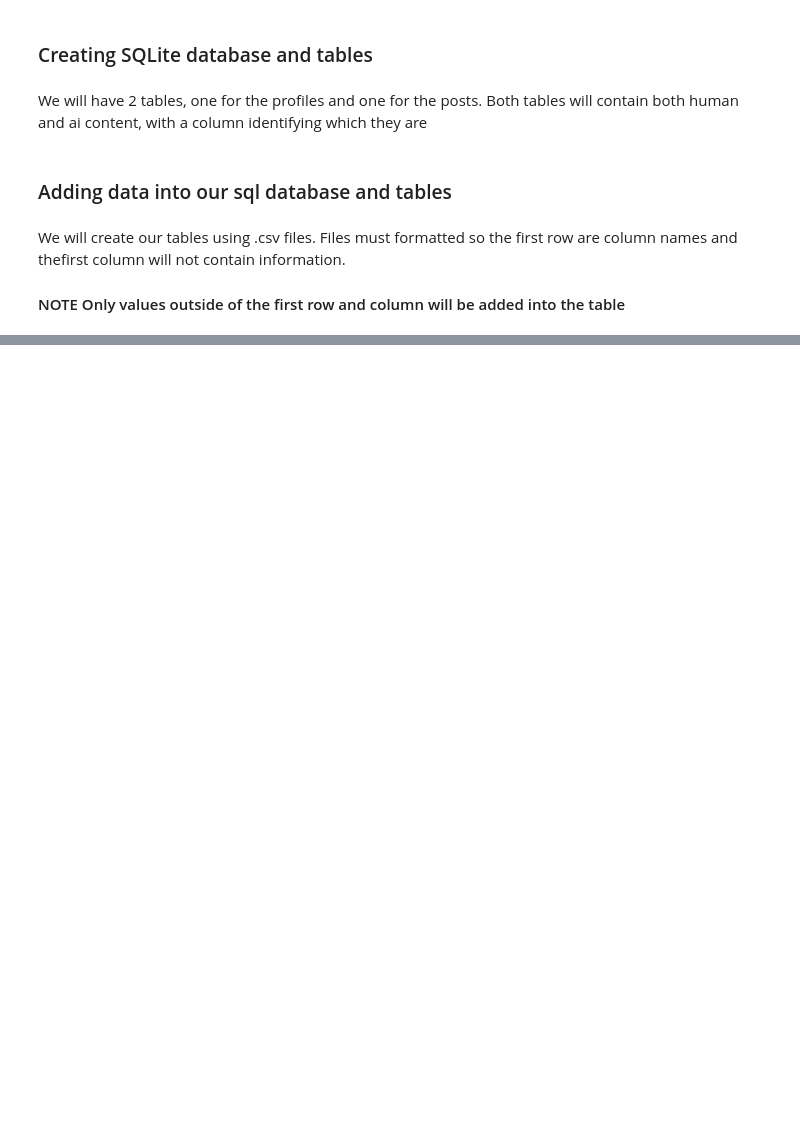
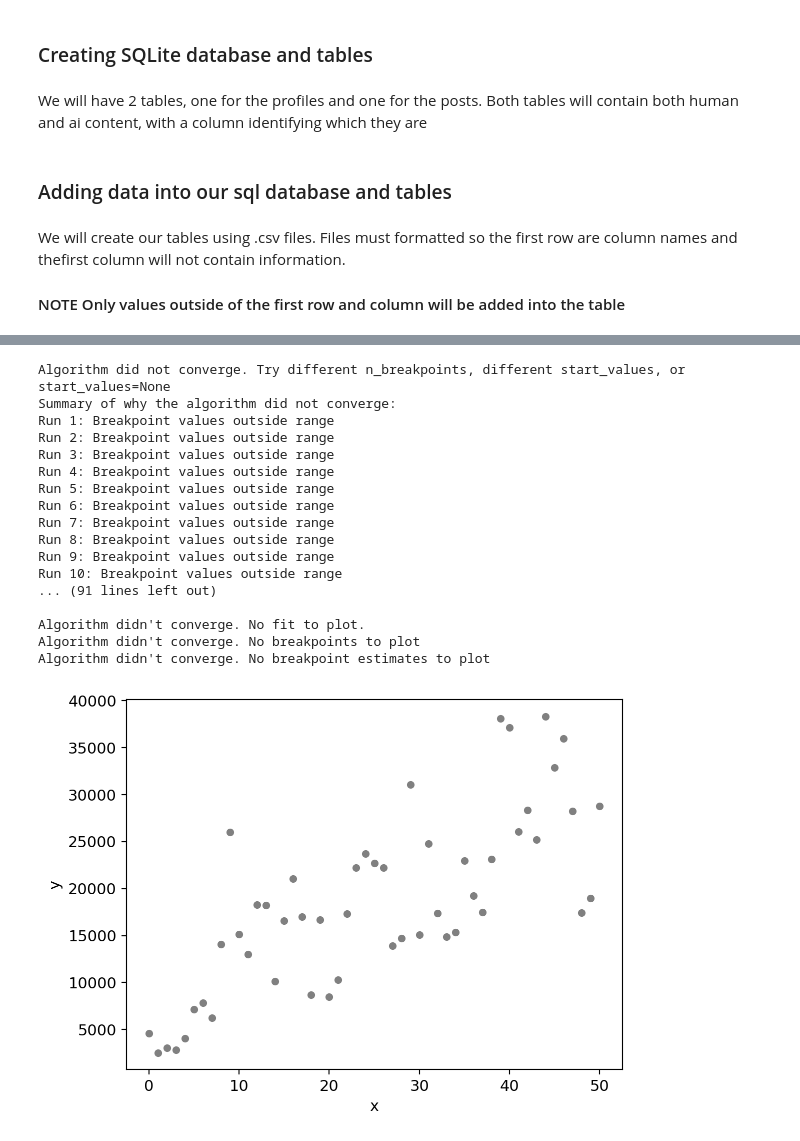
Before and after one commit to sidvenkatayogi/APResearch_Instagram, a Jupyter notebook: method.ipynb, the cells around one changed output, grey strips where cells are left out. Drawn from its saved outputs; the diff is of its cells as text; code cells hidden in the pictures; blank space fills up the shorter version.

```diff
--- a/method.ipynb
+++ b/method.ipynb
@@ -119,0 +269,33 @@ add_to_tables("AIA.csv", False) # add AI profiles and posts into tables
+# %%
+#%pip install piecewise-regression
+pw_fit = piecewise_regression.Fit(np.array(f2.index), np.array(f2['num_likes']), n_breakpoints=1)
+pw_fit.summary()
+# Plot the data, fit, breakpoints and confidence intervals
+pw_fit.plot_data(color="grey", s=20)
+# Pass in standard matplotlib keywords to control any of the plots
+pw_fit.plot_fit(color="red", linewidth=3)
+pw_fit.plot_breakpoints()
+pw_fit.plot_breakpoint_confidence_intervals()
+plt.xlabel("x")
+plt.ylabel("y")
+plt.show()
+plt.close()
+# %% [output]
+Algorithm did not converge. Try different n_breakpoints, different start_values, or start_values=None
+Summary of why the algorithm did not converge:
+Run 1: Breakpoint values outside range
+Run 2: Breakpoint values outside range
+Run 3: Breakpoint values outside range
+Run 4: Breakpoint values outside range
+Run 5: Breakpoint values outside range
+Run 6: Breakpoint values outside range
+Run 7: Breakpoint values outside range
+Run 8: Breakpoint values outside range
+Run 9: Breakpoint values outside range
+Run 10: Breakpoint values outside range
+... (91 lines left out)
+
+Algorithm didn't converge. No fit to plot.
+Algorithm didn't converge. No breakpoints to plot
+Algorithm didn't converge. No breakpoint estimates to plot
+[figure, added]
```
Also changed, not shown: parts of 52 cells of this notebook, 3 other files.
